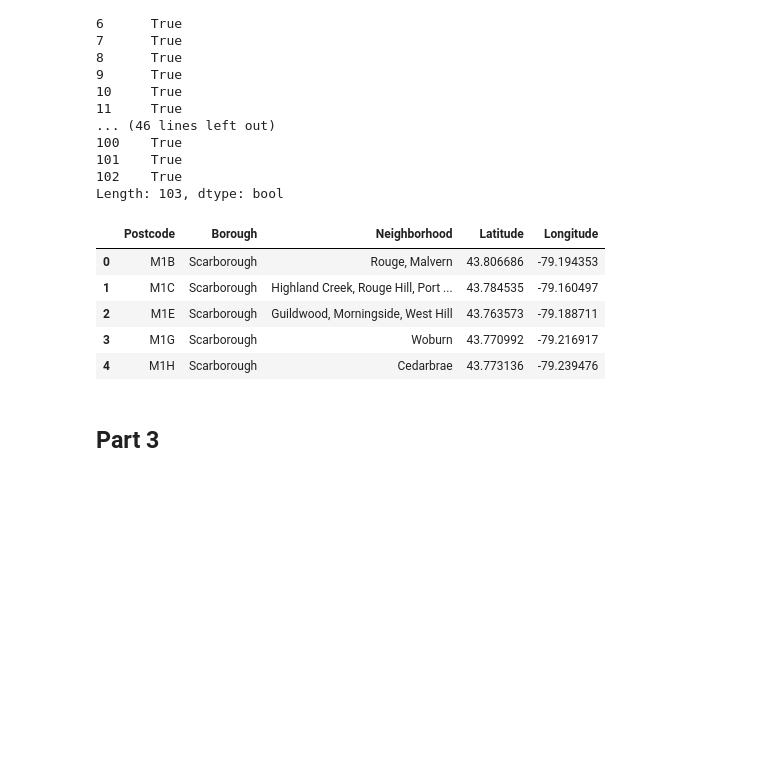
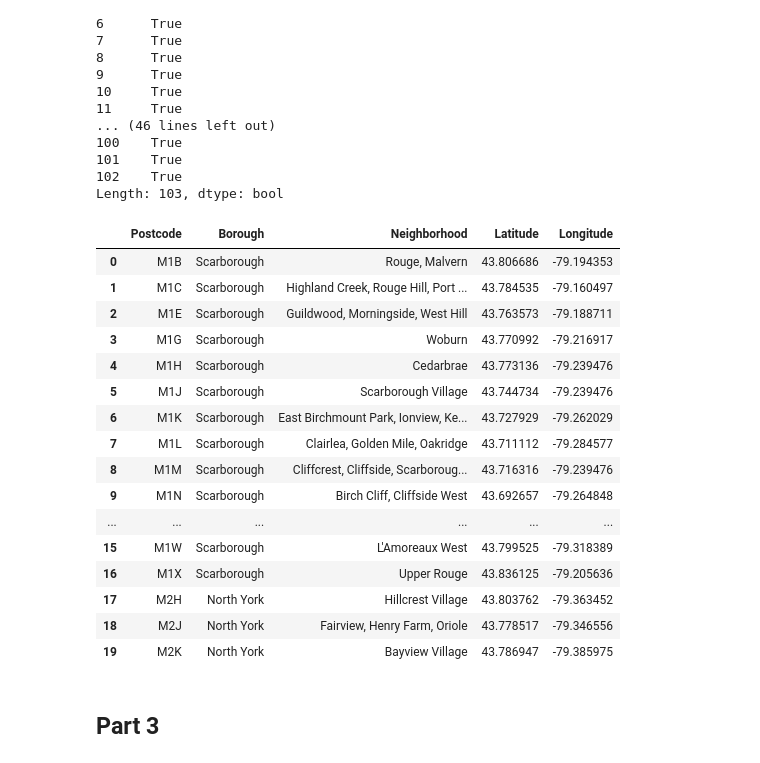
Before and after one commit to yfc1/Neighborhood-Clustering-Toronto-, a Jupyter notebook: Neighborhood clustering.ipynb, the cells around one changed output. Cells and saved outputs as stored; diff of their text form; code cells hidden in the pictures; blank space fills up the shorter version.

```diff
--- a/Neighborhood clustering.ipynb
+++ b/Neighborhood clustering.ipynb
@@ -151,14 +143,25 @@ df_1['Postcode']==df_1['Postal Code']
 Length: 103, dtype: bool
 # %%
 df_2=df_1.drop(['Postal Code'],axis=1)
-df_2.head()
+df_2.head(20)
 # %% [output]
 |  | Postcode | Borough | Neighborhood | Latitude | Longitude |
 | 0 | M1B | Scarborough | Rouge, Malvern | 43.806686 | -79.194353 |
 | 1 | M1C | Scarborough | Highland Creek, Rouge Hill, Port ... | 43.784535 | -79.160497 |
 | 2 | M1E | Scarborough | Guildwood, Morningside, West Hill | 43.763573 | -79.188711 |
 | 3 | M1G | Scarborough | Woburn | 43.770992 | -79.216917 |
 | 4 | M1H | Scarborough | Cedarbrae | 43.773136 | -79.239476 |
+| 5 | M1J | Scarborough | Scarborough Village | 43.744734 | -79.239476 |
+| 6 | M1K | Scarborough | East Birchmount Park, Ionview, Ke... | 43.727929 | -79.262029 |
+| 7 | M1L | Scarborough | Clairlea, Golden Mile, Oakridge | 43.711112 | -79.284577 |
+| 8 | M1M | Scarborough | Cliffcrest, Cliffside, Scarboroug... | 43.716316 | -79.239476 |
+| 9 | M1N | Scarborough | Birch Cliff, Cliffside West | 43.692657 | -79.264848 |
+| ... | ... | ... | ... | ... | ... |
+| 15 | M1W | Scarborough | L'Amoreaux West | 43.799525 | -79.318389 |
+| 16 | M1X | Scarborough | Upper Rouge | 43.836125 | -79.205636 |
+| 17 | M2H | North York | Hillcrest Village | 43.803762 | -79.363452 |
+| 18 | M2J | North York | Fairview, Henry Farm, Oriole | 43.778517 | -79.346556 |
+| 19 | M2K | North York | Bayview Village | 43.786947 | -79.385975 |
 # %% [markdown]
 ## Part 3
 # %%
```
Also changed, not shown: parts of 24 cells of this notebook.
